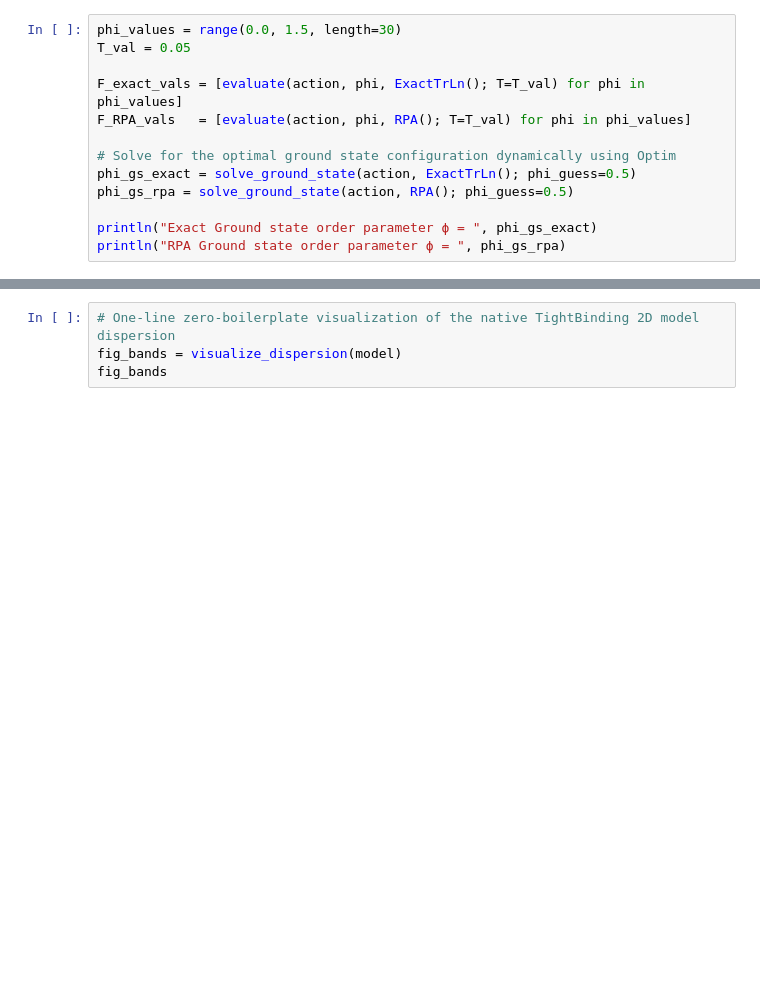
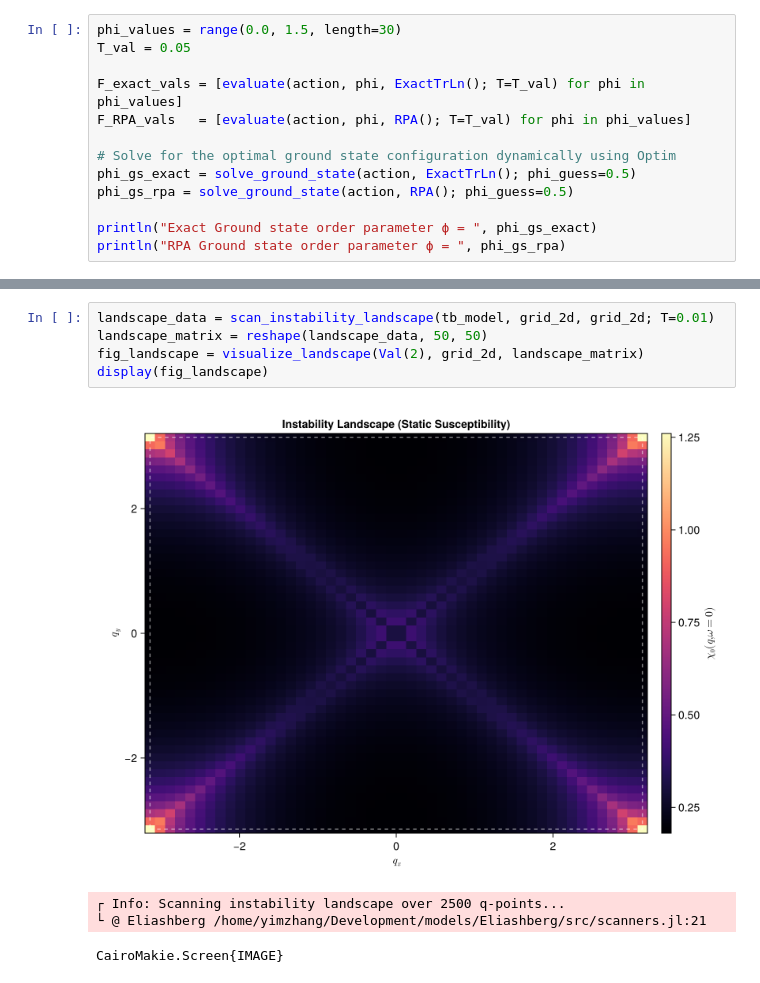
Before and after one commit to ymzhang0/Eliashberg, a Jupyter notebook: examples/ex1.ipynb, the cells around one changed output, grey strips where cells are left out. Cells and saved outputs as stored; diff of their text form; blank space fills up the shorter version.

```diff
--- a/examples/ex1.ipynb
+++ b/examples/ex1.ipynb
@@ -58,4 +89,10 @@ fig_action
-# %%
-# One-line zero-boilerplate visualization of the native TightBinding 2D model dispersion
-fig_bands = visualize_dispersion(model)
-fig_bands
+# %%
+landscape_data = scan_instability_landscape(tb_model, grid_2d, grid_2d; T=0.01)
+landscape_matrix = reshape(landscape_data, 50, 50)
+fig_landscape = visualize_landscape(Val(2), grid_2d, landscape_matrix)
+display(fig_landscape)
+# %% [output]
+[figure, added]
+┌ Info: Scanning instability landscape over 2500 q-points...
+└ @ Eliashberg /home/yimzhang/Development/models/Eliashberg/src/scanners.jl:21
+CairoMakie.Screen{IMAGE}
```
Also changed, not shown: parts of 19 cells of this notebook, 13 other files.
